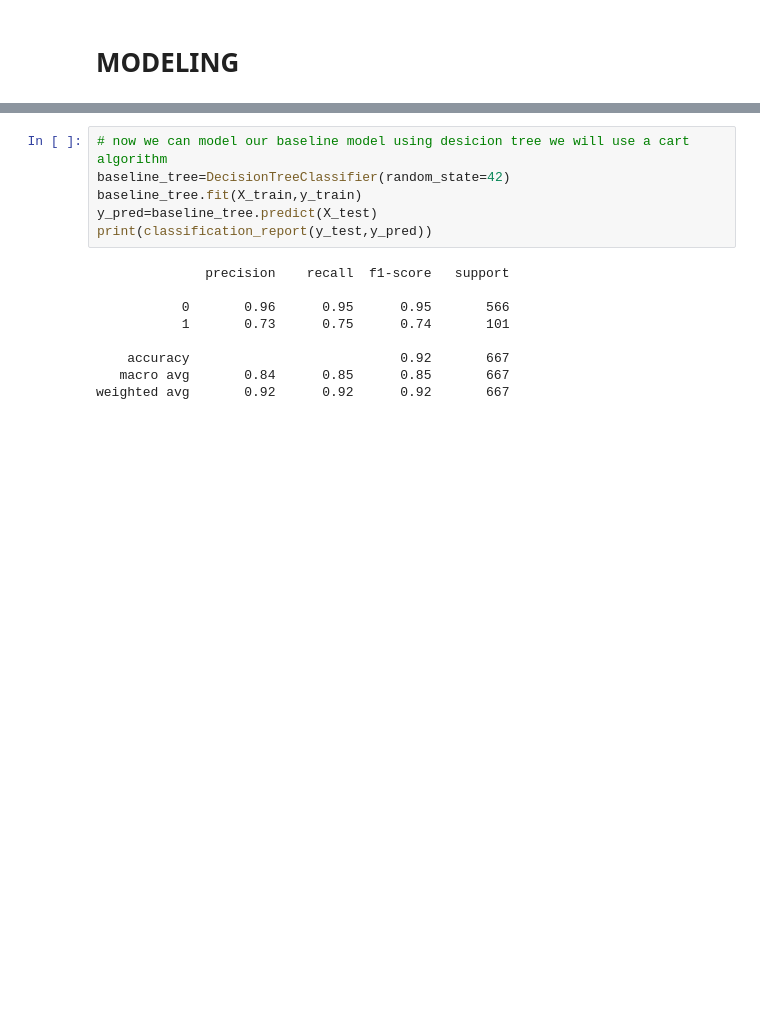
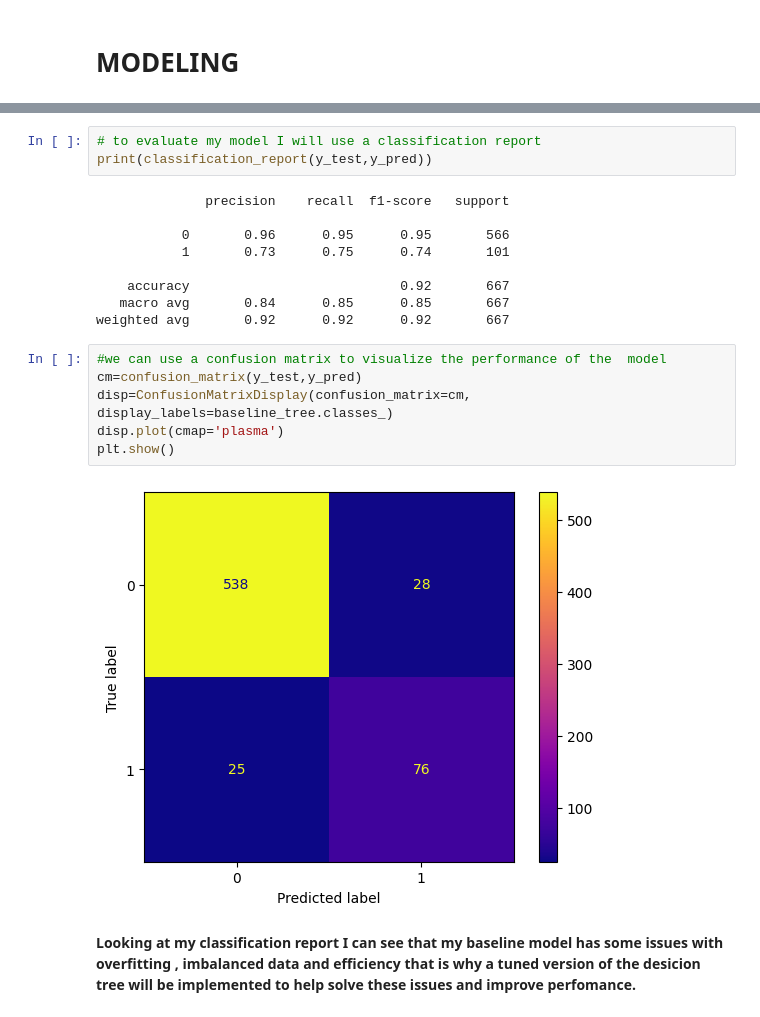
Before and after one commit to skyfall-kimani/SyriaTel-Customer-Churn-project, a Jupyter notebook: churns.notebook.ipynb, the cells around one changed output, grey strips where cells are left out. Cells and saved outputs as stored; diff of their text form; blank space fills up the shorter version.

```diff
--- a/churns.notebook.ipynb
+++ b/churns.notebook.ipynb
@@ -196,8 +211,5 @@ X_train, X_test, y_train, y_test = train_test_split(X, y, test_size=0.2, random_
 # %%
-# now we can model our baseline model using desicion tree we will use a cart algorithm
-baseline_tree=DecisionTreeClassifier(random_state=42)
-baseline_tree.fit(X_train,y_train)
-y_pred=baseline_tree.predict(X_test)
+# to evaluate my model I will use a classification report
 print(classification_report(y_test,y_pred))
 # %% [output]
               precision    recall  f1-score   support
@@ -208,3 +220,13 @@ print(classification_report(y_test,y_pred))
     accuracy                           0.92       667
    macro avg       0.84      0.85      0.85       667
 weighted avg       0.92      0.92      0.92       667
+# %%
+#we can use a confusion matrix to visualize the performance of the  model
+cm=confusion_matrix(y_test,y_pred)
+disp=ConfusionMatrixDisplay(confusion_matrix=cm, display_labels=baseline_tree.classes_)
+disp.plot(cmap='plasma')
+plt.show()
+# %% [output]
+[figure, added]
+# %% [markdown]
+**Looking at my classification report  I can see that my baseline model has some issues with overfitting , imbalanced data and efficiency that  is why a tuned version of the desicion tree will be implemented to help solve these issues and improve perfomance.**
```
Also changed, not shown: parts of 20 cells of this notebook, 2 other files.
